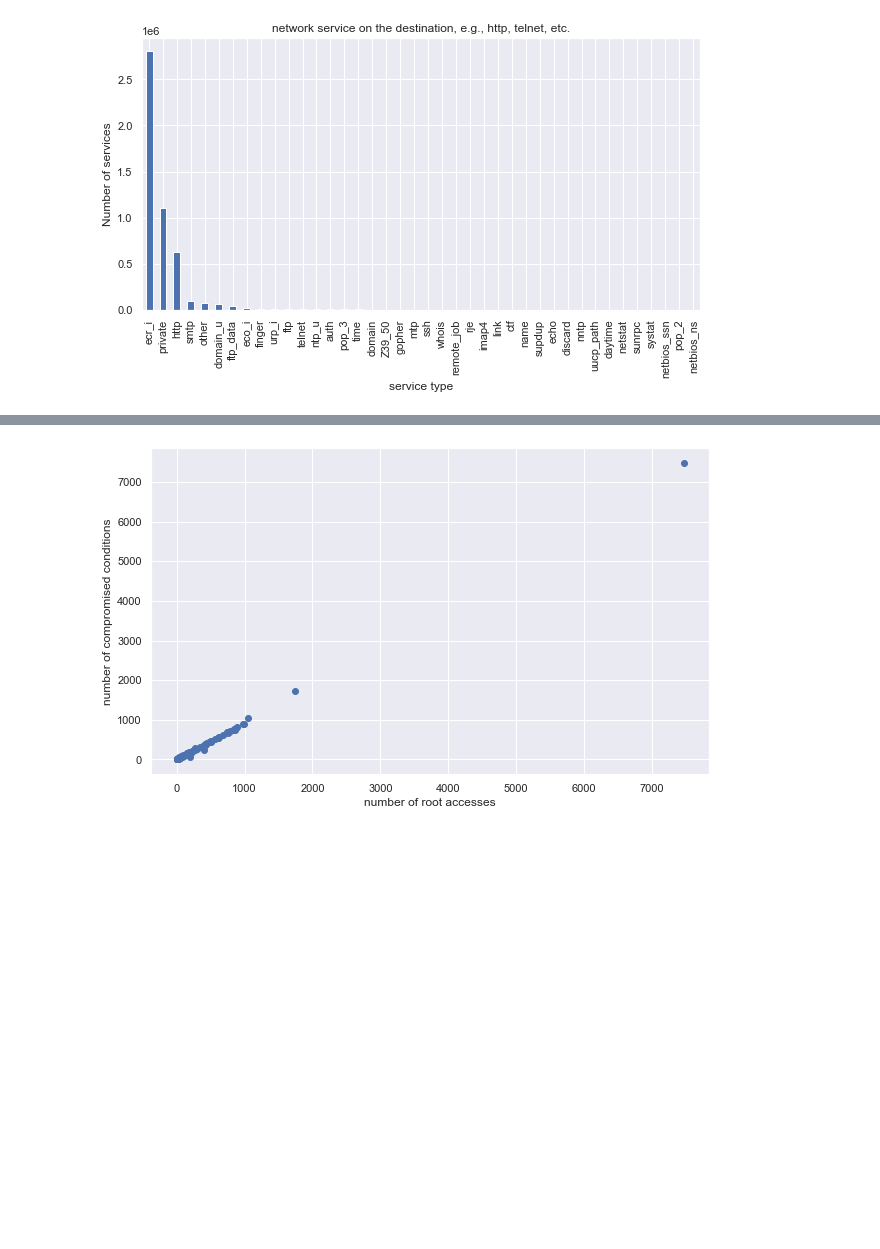
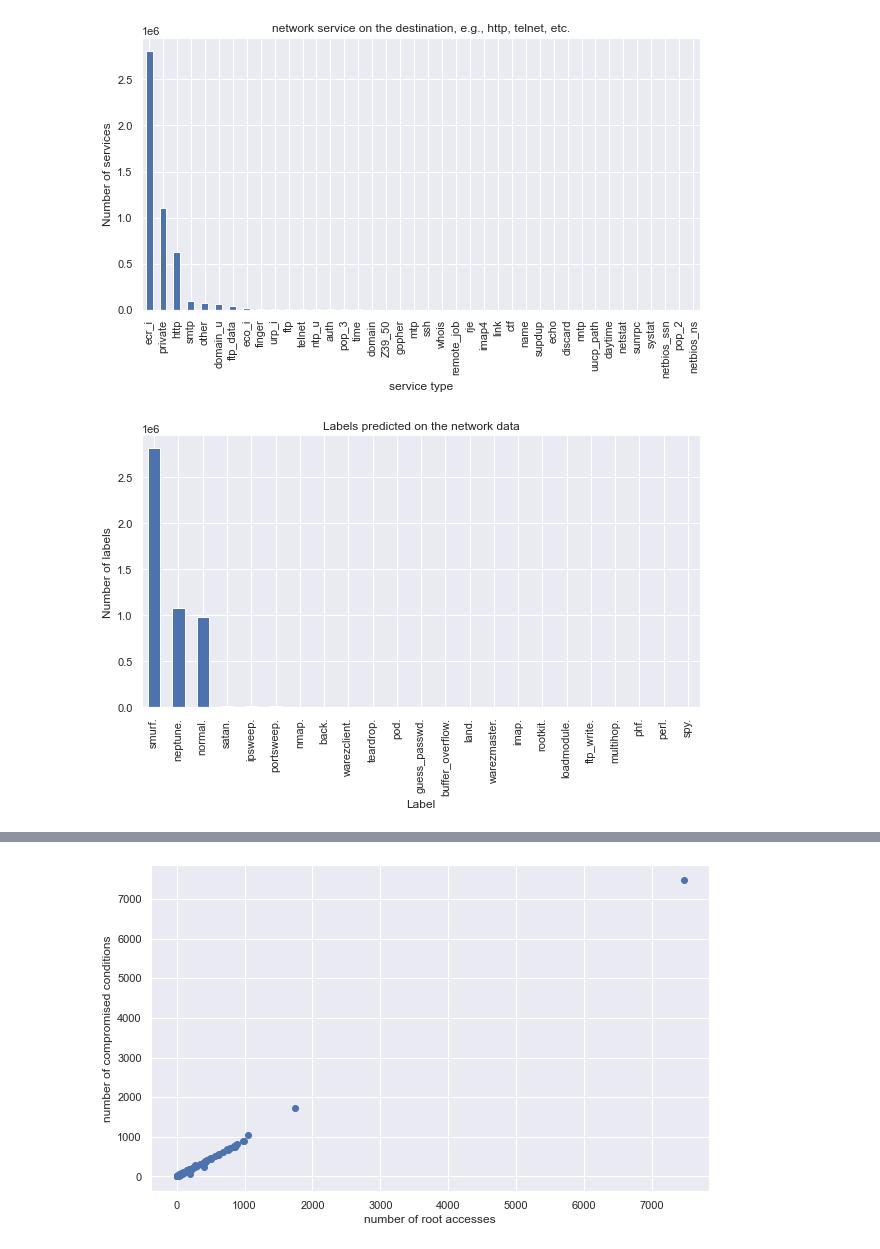
Before and after one commit to dkumares/w251-final-project, a Jupyter notebook: KDDData_EDA.ipynb, the cells around one changed output, grey strips where cells are left out. Cells and saved outputs as stored; diff of their text form; code cells hidden in the pictures; blank space fills up the shorter version.

```diff
--- a/KDDData_EDA.ipynb
+++ b/KDDData_EDA.ipynb
@@ -164,6 +164,14 @@ plt.ylabel('Number of services')
 plt.xlabel('service type');
 # %% [output]
 [figure]
+# %%
+# Plotting a Histogram
+df.Label.value_counts().nlargest(40).plot(kind='bar', figsize=(10,5))
+plt.title("Labels predicted on the network data")
+plt.ylabel('Number of labels')
+plt.xlabel('Label');
+# %% [output]
+[figure, added]
 # %%
 # Finding the relations between the variables.
 plt.figure(figsize=(20,10))
```
